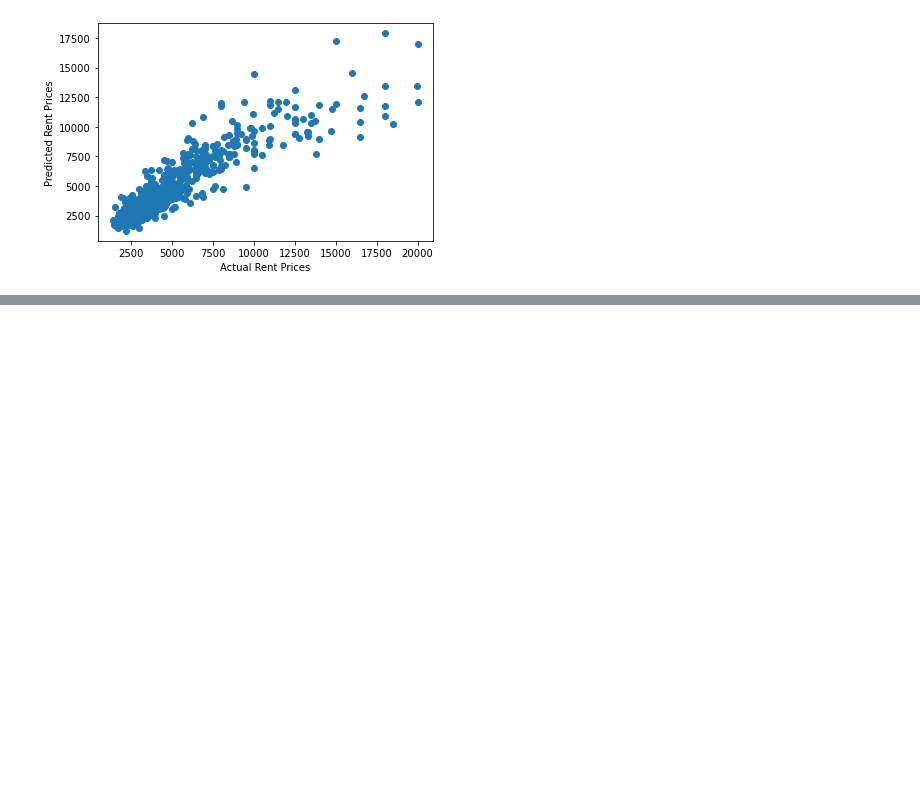
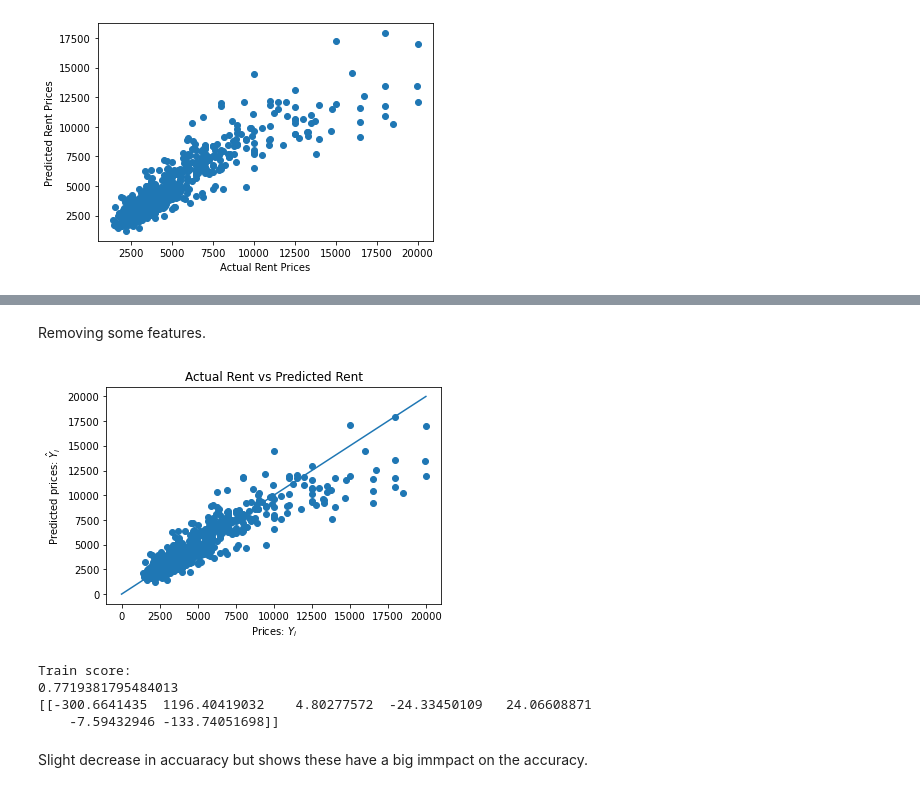
Before and after one commit to mannb986/street_easy, a Jupyter notebook: street_easy.ipynb, the cells around one changed output, grey strips where cells are left out. Drawn from its saved outputs; the diff is of its cells as text; code cells hidden in the pictures; blank space fills up the shorter version.

```diff
--- a/street_easy.ipynb
+++ b/street_easy.ipynb
@@ -95,0 +142,35 @@ plt.show()
+# %% [markdown]
+Removing some features.
+# %%
+x = df[['bedrooms', 'bathrooms', 'size_sqft', 'min_to_subway', 'floor', 'building_age_yrs', 'no_fee']]
+
+y = df[['rent']]
+
+x_train, x_test, y_train, y_test = train_test_split(x, y, train_size=0.8, test_size=0.2, random_state=6)
+
+mlr = LinearRegression()
+mlr.fit(x_train, y_train)
+
+y_predict = mlr.predict(x_test)
+
+plt.scatter(y_test, y_predict)
+plt.plot(range(20000), range(20000))
+
+plt.xlabel("Prices: $Y_i$")
+plt.ylabel("Predicted prices: $\hat{Y}_i$")
+plt.title("Actual Rent vs Predicted Rent")
+
+plt.show()
+# %% [output]
+[figure, added]
+# %%
+print("Train score:")
+print(mlr.score(x_train, y_train))
+print(mlr.coef_)
+# %% [output]
+Train score:
+0.7719381795484013
+[[-300.6641435  1196.40419032    4.80277572  -24.33450109   24.06608871
+    -7.59432946 -133.74051698]]
+# %% [markdown]
+Slight decrease in accuaracy but shows these have a big immpact on the accuracy.
```
Also changed, not shown: parts of 8 cells of this notebook.
